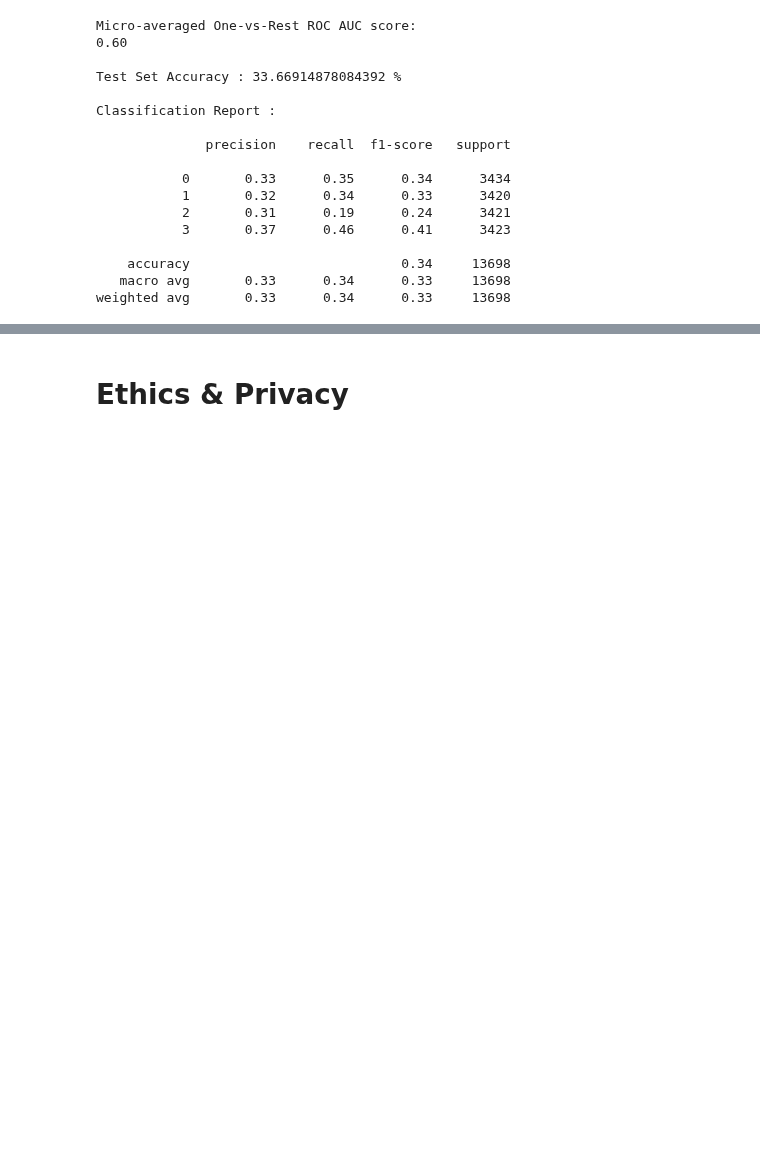
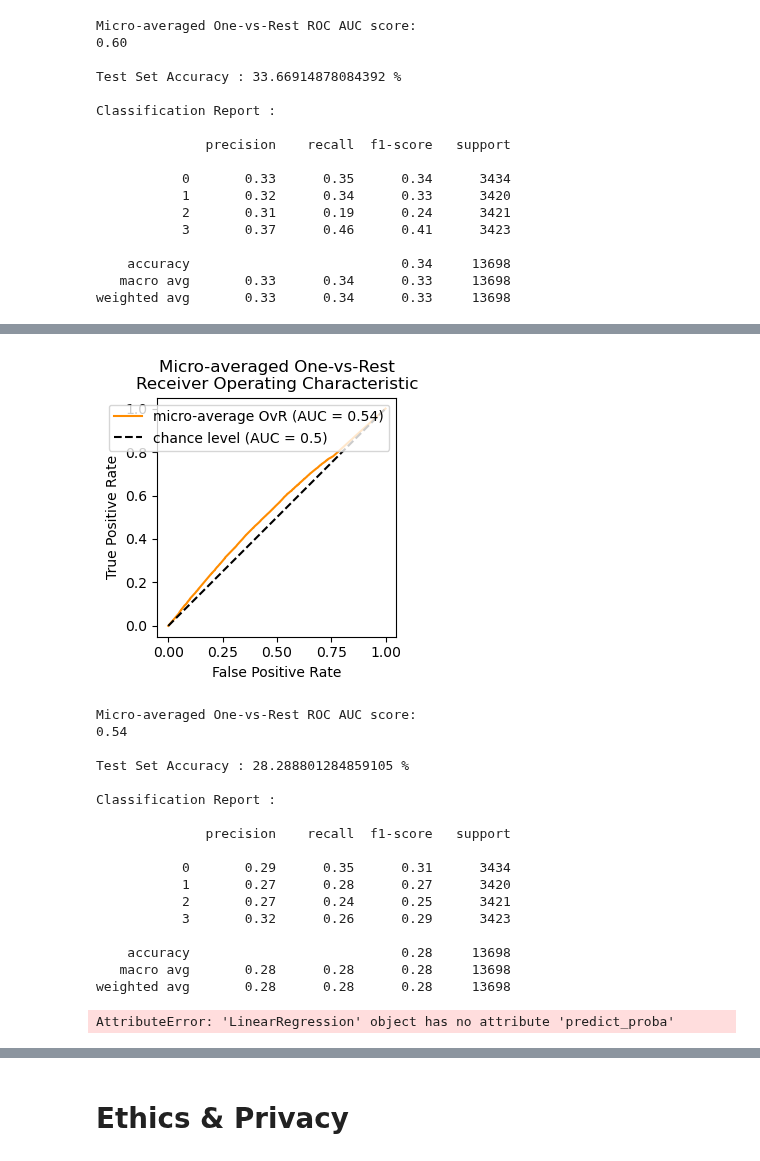
Before and after one commit to COGS118A/Group030-Wi23, a Jupyter notebook: CheckpointGroup030-Wi23.ipynb, the cells around one changed output, grey strips where cells are left out. Drawn from its saved outputs; the diff is of its cells as text; code cells hidden in the pictures; blank space fills up the shorter version.

```diff
--- a/CheckpointGroup030-Wi23.ipynb
+++ b/CheckpointGroup030-Wi23.ipynb
@@ -499,0 +584,35 @@ weighted avg       0.33      0.34      0.33     13698
+# %%
+# try an extra trees classifier (fits a number of randomized trees on various sub-samples of the dataset)
+from sklearn.ensemble import ExtraTreesClassifier
+
+etc = ExtraTreesClassifier(n_estimators=10000, random_state=42).fit(X_train_bank, y_train_bank)
+etc_y_pred = etc.predict(X_test_bank)
+etc_y_prob = etc.predict_proba(X_test_bank)
+etc_auc = metrics_classification_scorer(y_train_bank, y_test_bank, etc_y_pred, etc_y_prob, save_auc = True)
+# %% [output]
+[figure, added]
+Micro-averaged One-vs-Rest ROC AUC score:
+0.54
+
+Test Set Accuracy : 28.288801284859105 %
+
+Classification Report :
+
+              precision    recall  f1-score   support
+
+           0       0.29      0.35      0.31      3434
+           1       0.27      0.28      0.27      3420
+           2       0.27      0.24      0.25      3421
+           3       0.32      0.26      0.29      3423
+
+    accuracy                           0.28     13698
+   macro avg       0.28      0.28      0.28     13698
+weighted avg       0.28      0.28      0.28     13698
+# %%
+from sklearn.linear_model import LinearRegression
+
+lr = LinearRegression().fit(X_train_bank, y_train_bank)
+lr_y_pred = lr.predict(X_test_bank)
+lr_y_prob = lr.predict_proba(X_test_bank)
+# %% [output]
+AttributeError: 'LinearRegression' object has no attribute 'predict_proba'
```
Also changed, not shown: parts of 13 cells of this notebook.
